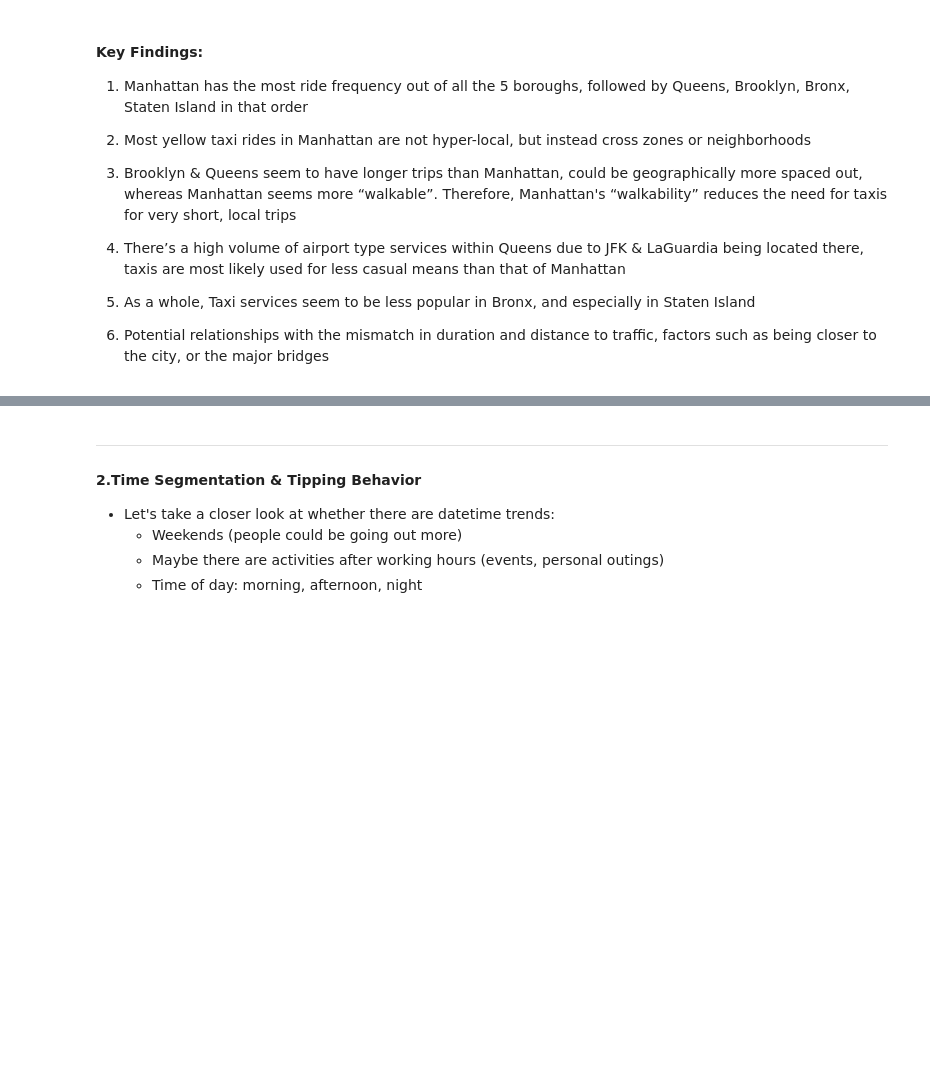
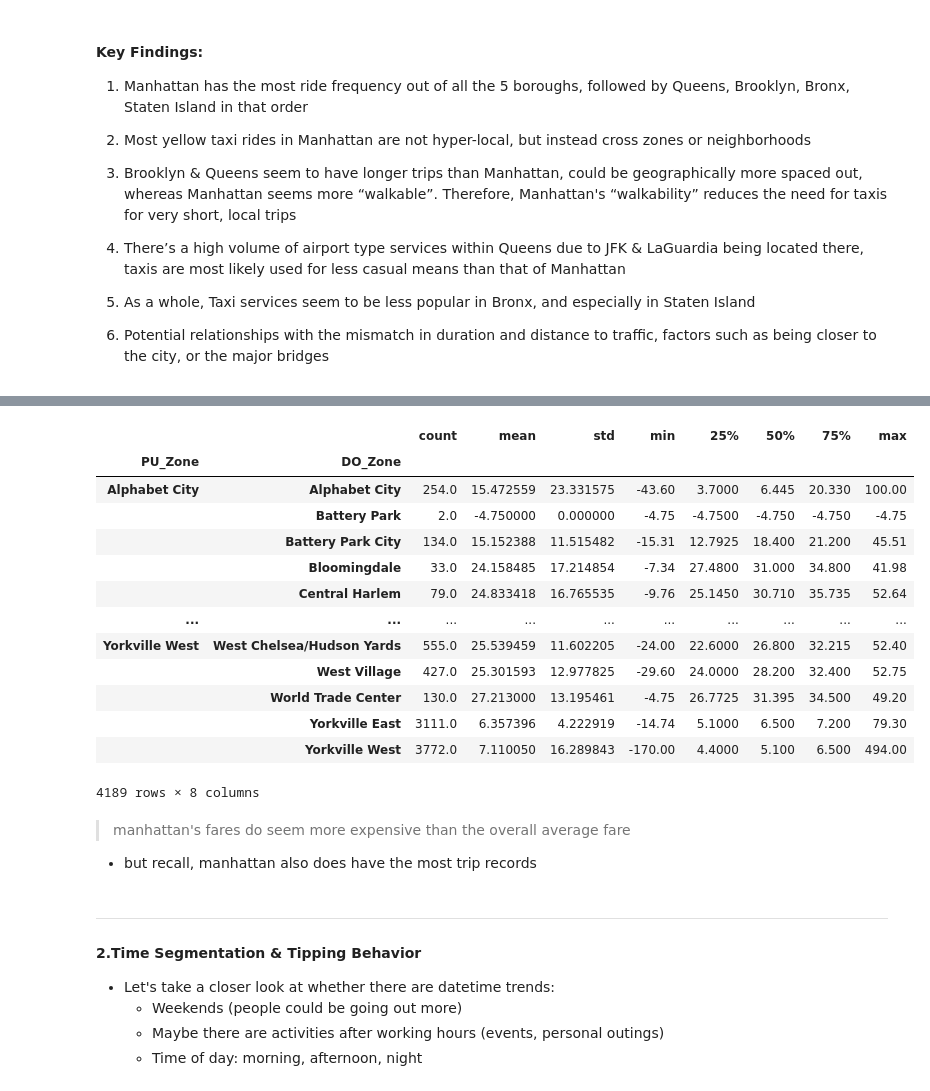
Before and after one commit to jjen1/nyc-taxis-trends, a Jupyter notebook: notebooks/yellow_taxis_eda.ipynb, the cells around one changed output, grey strips where cells are left out. Drawn from its saved outputs; the diff is of its cells as text; code cells hidden in the pictures; blank space fills up the shorter version.

```diff
--- a/notebooks/yellow_taxis_eda.ipynb
+++ b/notebooks/yellow_taxis_eda.ipynb
@@ -793,3 +923,23 @@ Name: count, dtype: int64
+# %%
+manhattan.groupby(['PU_Zone','DO_Zone'])['fare_amount'].describe()
+# %% [output]
+|  |  | count | mean | std | min | 25% | 50% | 75% | max |
+| PU_Zone | DO_Zone |  |  |  |  |  |  |  |  |
+| Alphabet City | Alphabet City | 254.0 | 15.472559 | 23.331575 | -43.60 | 3.7000 | 6.445 | 20.330 | 100.00 |
+|  | Battery Park | 2.0 | -4.750000 | 0.000000 | -4.75 | -4.7500 | -4.750 | -4.750 | -4.75 |
+|  | Battery Park City | 134.0 | 15.152388 | 11.515482 | -15.31 | 12.7925 | 18.400 | 21.200 | 45.51 |
+|  | Bloomingdale | 33.0 | 24.158485 | 17.214854 | -7.34 | 27.4800 | 31.000 | 34.800 | 41.98 |
+|  | Central Harlem | 79.0 | 24.833418 | 16.765535 | -9.76 | 25.1450 | 30.710 | 35.735 | 52.64 |
+| ... | ... | ... | ... | ... | ... | ... | ... | ... | ... |
+| Yorkville West | West Chelsea/Hudson Yards | 555.0 | 25.539459 | 11.602205 | -24.00 | 22.6000 | 26.800 | 32.215 | 52.40 |
+|  | West Village | 427.0 | 25.301593 | 12.977825 | -29.60 | 24.0000 | 28.200 | 32.400 | 52.75 |
+|  | World Trade Center | 130.0 | 27.213000 | 13.195461 | -4.75 | 26.7725 | 31.395 | 34.500 | 49.20 |
+|  | Yorkville East | 3111.0 | 6.357396 | 4.222919 | -14.74 | 5.1000 | 6.500 | 7.200 | 79.30 |
+|  | Yorkville West | 3772.0 | 7.110050 | 16.289843 | -170.00 | 4.4000 | 5.100 | 6.500 | 494.00 |
+4189 rows × 8 columns
+# %% [markdown]
+> manhattan's fares do seem more expensive than the overall average fare
+* but recall, manhattan also does have the most trip records
 # %% [markdown]
 ---
 #### **2.Time Segmentation & Tipping Behavior**
```
Also changed, not shown: parts of 19 cells of this notebook, 2 other files.
